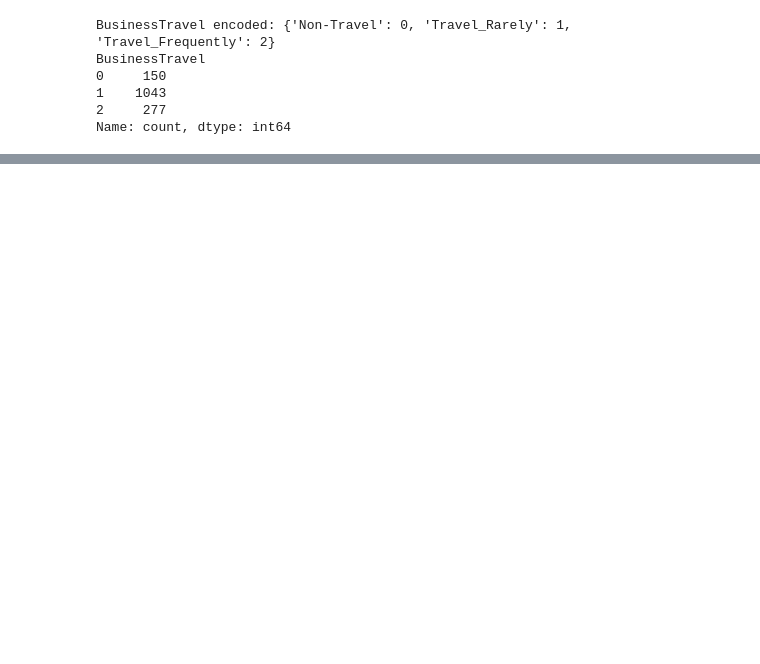
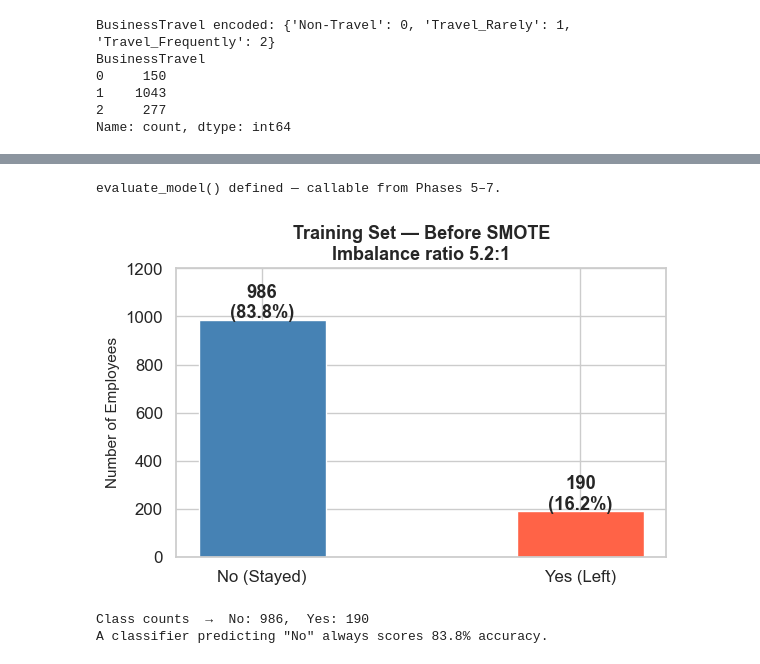
Before and after one commit to x00sh/Attrition-Prediction-Model, a Jupyter notebook: attrition-prediction-model.ipynb, the cells around one changed output, grey strips where cells are left out. Cells and saved outputs as stored; diff of their text form; code cells hidden in the pictures; blank space fills up the shorter version.

Commit message:
phases 2-5 complete

```diff
--- a/attrition-prediction-model.ipynb
+++ b/attrition-prediction-model.ipynb
@@ -617,0 +613,24 @@ Attrition rate: 16.1%
+# %%
+# Cell FE0 — Pre-encoding string-based features
+# Must run BEFORE Cell C (binary encoding) and Cell E (one-hot encoding).
+
+# Store raw JobRole before one-hot encoding — needed for peer income calculation post-split
+X['JobRole_raw'] = X['JobRole']
+
+# G4-I3: Frequent Travel × Poor Work-Life Balance
+# Frequent travelers with bad WLB leave at 46.2% — nearly 3× the overall rate
+X['FreqTravel_LowWLB'] = (
+    (X['BusinessTravel'] == 'Travel_Frequently') &
+    (X['WorkLifeBalance'] == 1)
+).astype(int)
+
+# G4-I4: Single × OverTime
+# Single employees doing overtime leave at 49.6%; OverTime still string 'Yes'/'No' here
+X['Single_OT'] = (
+    (X['MaritalStatus'] == 'Single').astype(int) *
+    (X['OverTime'] == 'Yes').astype(int)
+)
+
+print(f'Pre-encoding features added. Shape: {X.shape}')
+print(f'FreqTravel_LowWLB: {X["FreqTravel_LowWLB"].sum()} employees in high-risk travel segment')
+print(f'Single_OT:         {X["Single_OT"].sum()} single employees working overtime')
@@ -703,0 +935,52 @@ All numeric:    True
+# %%
+# Cell P4-C — Reusable evaluation helper (used in Phases 5–7)
+def evaluate_model(model, X, y, label=""):
+    y_pred  = model.predict(X)
+    y_proba = model.predict_proba(X)[:, 1] if hasattr(model, 'predict_proba') else None
+
+    header = f"=== {label} ===" if label else "=== Evaluation ==="
+    print(header)
+    print(classification_report(y, y_pred, target_names=['No (Stayed)', 'Yes (Left)'],
+                                 digits=3))
+
+    if y_proba is not None:
+        print(f"ROC-AUC : {roc_auc_score(y, y_proba):.4f}")
+        print(f"PR-AUC  : {average_precision_score(y, y_proba):.4f}")
+
+    fig, ax = plt.subplots(figsize=(5, 4))
+    ConfusionMatrixDisplay.from_predictions(
+        y, y_pred,
+        display_labels=['No (Stayed)', 'Yes (Left)'],
+        cmap='Blues', ax=ax
+    )
+    ax.set_title(f'Confusion Matrix{" — " + label if label else ""}')
+    plt.tight_layout()
+    plt.show()
+
+print('evaluate_model() defined — callable from Phases 5–7.')
+# %% [output]
+evaluate_model() defined — callable from Phases 5–7.
+# %%
+# Cell P4-D — Class distribution in training set (before SMOTE)
+train_counts = y_train.value_counts().sort_index()
+imbalance_ratio = train_counts[0] / train_counts[1]
+
+fig, ax = plt.subplots(figsize=(6, 4))
+bars = ax.bar(['No (Stayed)', 'Yes (Left)'], train_counts.values,
+              color=['steelblue', 'tomato'], edgecolor='white', width=0.4)
+for bar, count in zip(bars, train_counts.values):
+    ax.text(bar.get_x() + bar.get_width() / 2, bar.get_height() + 8,
+            f'{count}\n({count / len(y_train) * 100:.1f}%)',
+            ha='center', fontweight='bold')
+ax.set_title(f'Training Set — Before SMOTE\nImbalance ratio {imbalance_ratio:.1f}:1', fontweight='bold')
+ax.set_ylabel('Number of Employees')
+ax.set_ylim(0, max(train_counts.values) * 1.22)
+plt.tight_layout()
+plt.show()
+
+print(f'Class counts  →  No: {train_counts[0]},  Yes: {train_counts[1]}')
+print(f'A classifier predicting "No" always scores {train_counts[0] / len(y_train):.1%} accuracy.')
+# %% [output]
+[figure, added]
+Class counts  →  No: 986,  Yes: 190
+A classifier predicting "No" always scores 83.8% accuracy.
```
Also changed, not shown: parts of 28 cells of this notebook, 1 other file.
